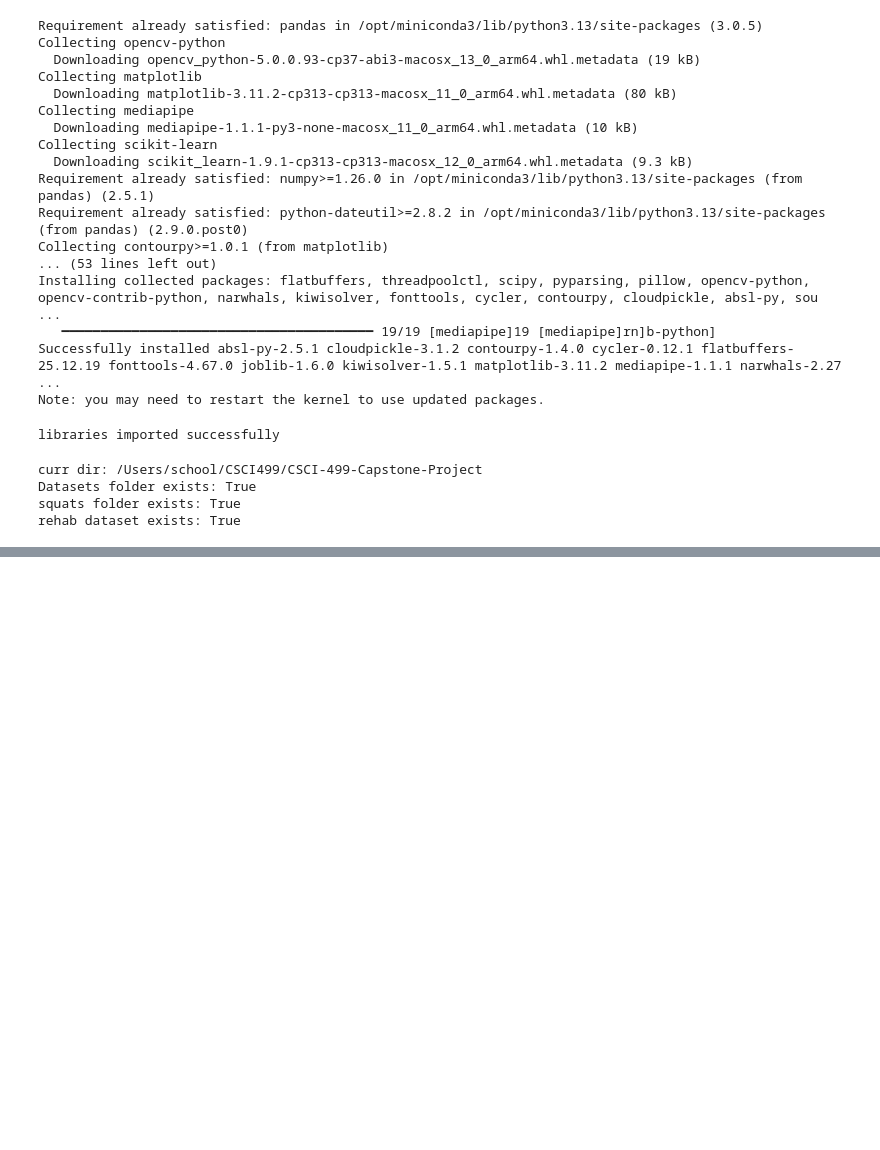
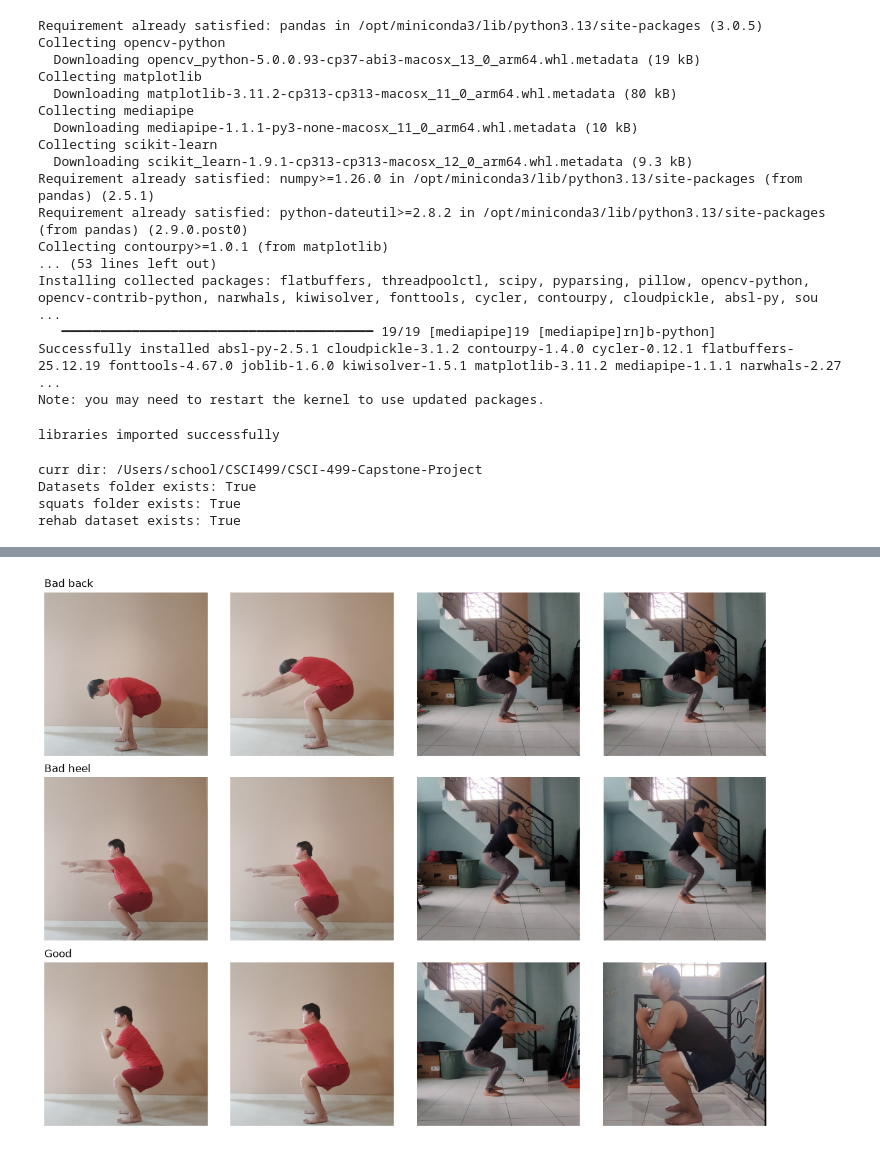
Before and after one commit to mariecarii/CSCI-499-Capstone-Project, a Jupyter notebook: ml_algo_.ipynb, the cells around one changed output, grey strips where cells are left out. Saved outputs shown, nothing was run; the diff lists cells and outputs as text; code cells hidden in the pictures; blank space fills up the shorter version.

Commit message:
checking pictures

```diff
--- a/ml_algo_.ipynb
+++ b/ml_algo_.ipynb
@@ -51,3 +51,13 @@ squats folder exists: True
 rehab dataset exists: True
 # %%
 #check pictures found
+PROJECT_DIR = Path.cwd()
+SQUATS_DIR = PROJECT_DIR / "Datasets" / "Squat Dataset" / "Dataset"
+IMG_EXT = {".jpg", ".jpeg", ".png", ".bmp", ".webp"}
+
+for split in ["train", "test"]:
+    split_dir = SQUATS_DIR / split
+    print(f"\n{split}: exists = {split_dir.exists()}")
+    for cls_dir in sorted(p for p in split_dir.iterdir() if p.is_dir()):
+        n = sum(1 for f in cls_dir.iterdir() if f.suffix.lower() in IMG_EXT)
+        print(f"  {cls_dir.name:<12} {n} images")
@@ -53,0 +74,16 @@ rehab dataset exists: True
+# %%
+#test some data by checking
+def list_images(folder):
+    return sorted(f for f in folder.iterdir() if f.suffix.lower() in IMG_EXT)
+##return a sorted list of the image files in the passed in folder
+
+classes = sorted(p.name for p in (SQUATS_DIR / "train").iterdir() if p.is_dir()) ##find all subfolders within 'train' folder
+fig, axes = plt.subplots(len(classes), 4, figsize=(12, 3 * len(classes))) ##create grid for displaying images
+for r, cls in enumerate(classes): ##loop through each class (subfolder)
+    for c, f in enumerate(list_images(SQUATS_DIR / "train" / cls)[:4]): ##get max 4 photos
+        img = cv2.cvtColor(cv2.imread(str(f)), cv2.COLOR_BGR2RGB)
+        axes[r, c].imshow(img); axes[r, c].axis("off")
+        if c == 0: axes[r, c].set_title(cls, loc="left") ##title
+plt.tight_layout(); plt.show()
+# %% [output]
+[figure, added]
```
Also changed, not shown: parts of 1 cell of this notebook.
